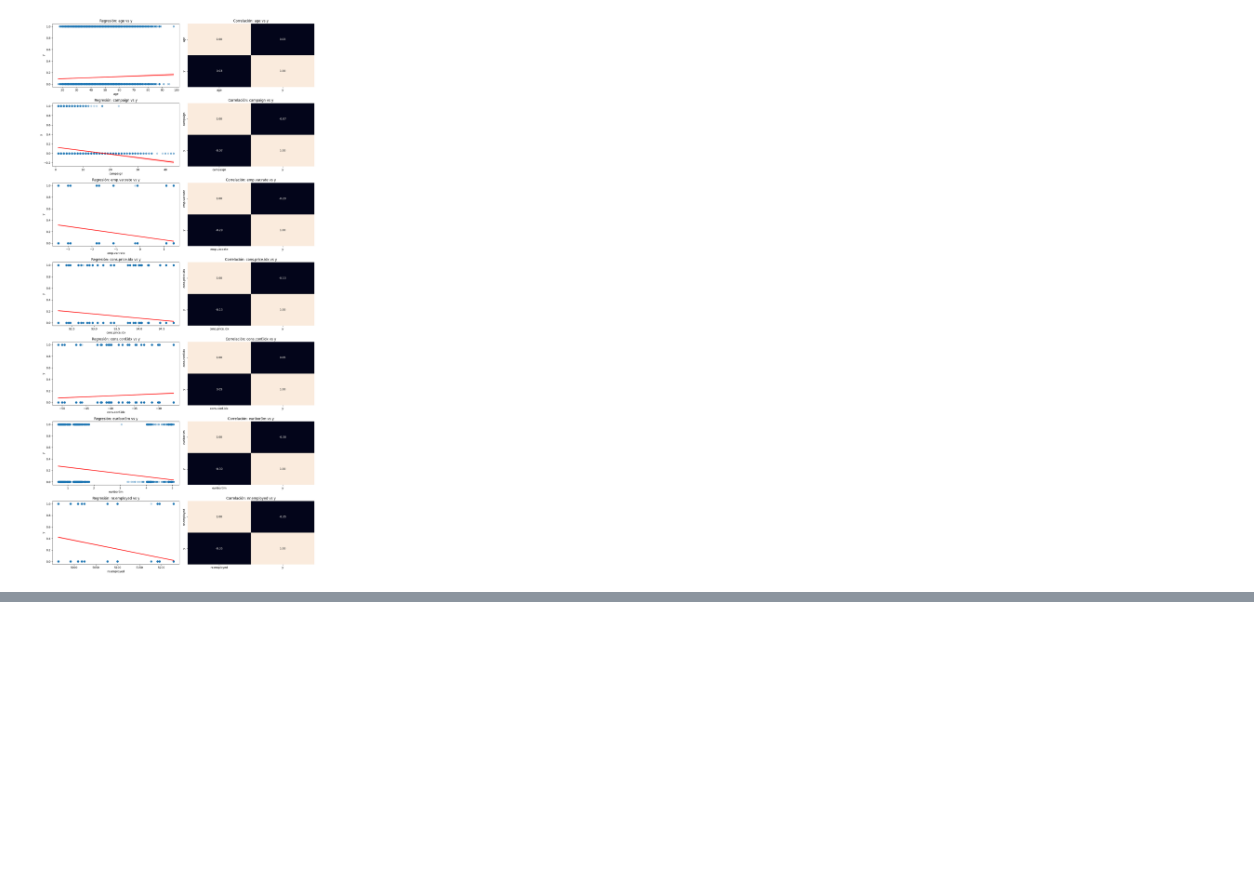
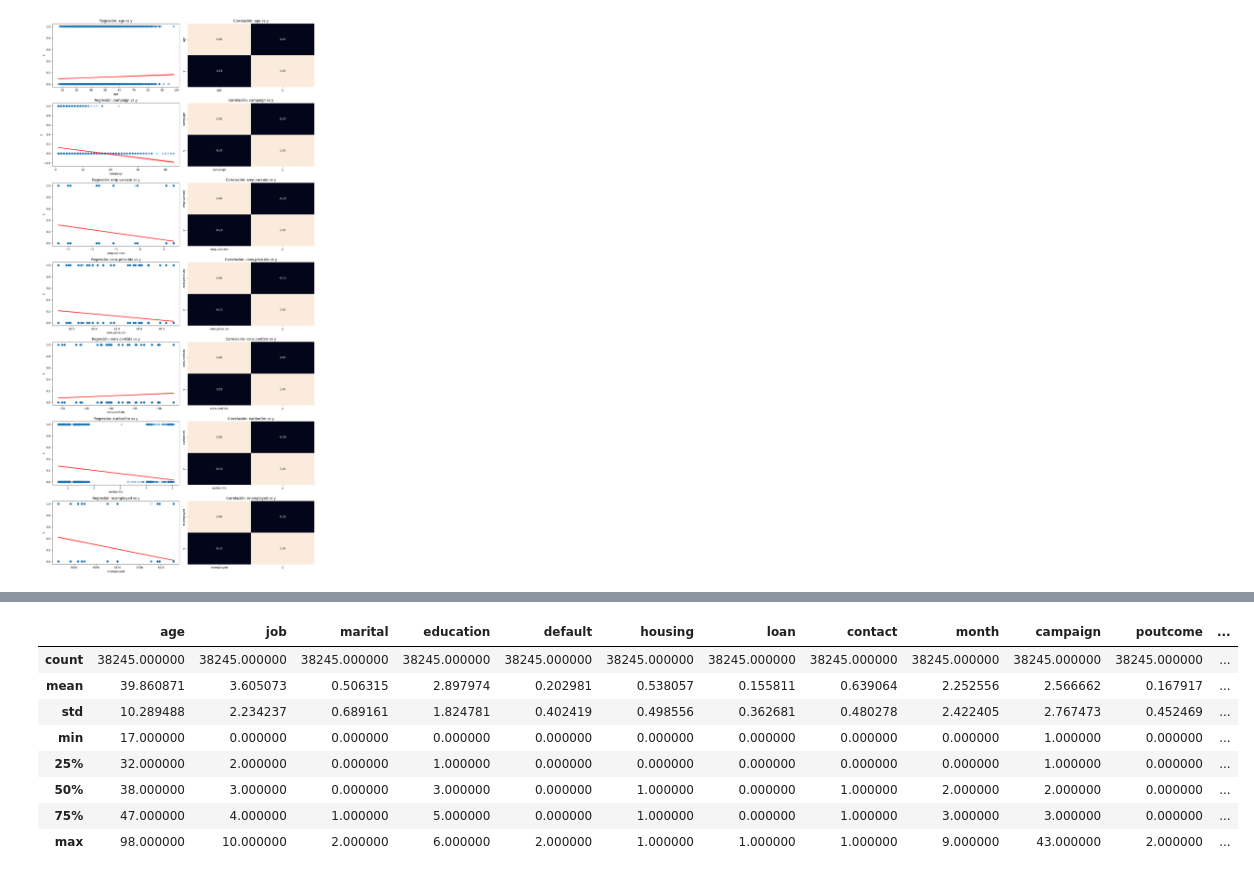
Before and after one commit to meneses-ls/4Geeks-15-Machine-Learning-Logistic-Regression, a Jupyter notebook: src/explore.ipynb, the cells around one changed output, grey strips where cells are left out. Cells and saved outputs as stored; diff of their text form; code cells hidden in the pictures; blank space fills up the shorter version.

```diff
--- a/src/explore.ipynb
+++ b/src/explore.ipynb
@@ -232,0 +285,12 @@ plt.show()
+# %%
+df.describe()
+# %% [output]
+|  | age | job | marital | education | default | housing | loan | contact | month | campaign | poutcome | ... |
+| count | 38245.000000 | 38245.000000 | 38245.000000 | 38245.000000 | 38245.000000 | 38245.000000 | 38245.000000 | 38245.000000 | 38245.000000 | 38245.000000 | 38245.000000 | ... |
+| mean | 39.860871 | 3.605073 | 0.506315 | 2.897974 | 0.202981 | 0.538057 | 0.155811 | 0.639064 | 2.252556 | 2.566662 | 0.167917 | ... |
+| std | 10.289488 | 2.234237 | 0.689161 | 1.824781 | 0.402419 | 0.498556 | 0.362681 | 0.480278 | 2.422405 | 2.767473 | 0.452469 | ... |
+| min | 17.000000 | 0.000000 | 0.000000 | 0.000000 | 0.000000 | 0.000000 | 0.000000 | 0.000000 | 0.000000 | 1.000000 | 0.000000 | ... |
+| 25% | 32.000000 | 2.000000 | 0.000000 | 1.000000 | 0.000000 | 0.000000 | 0.000000 | 0.000000 | 0.000000 | 1.000000 | 0.000000 | ... |
+| 50% | 38.000000 | 3.000000 | 0.000000 | 3.000000 | 0.000000 | 1.000000 | 0.000000 | 1.000000 | 2.000000 | 2.000000 | 0.000000 | ... |
+| 75% | 47.000000 | 4.000000 | 1.000000 | 5.000000 | 0.000000 | 1.000000 | 0.000000 | 1.000000 | 3.000000 | 3.000000 | 0.000000 | ... |
+| max | 98.000000 | 10.000000 | 2.000000 | 6.000000 | 2.000000 | 1.000000 | 1.000000 | 1.000000 | 9.000000 | 43.000000 | 2.000000 | ... |
```
Also changed, not shown: parts of 11 cells of this notebook.
